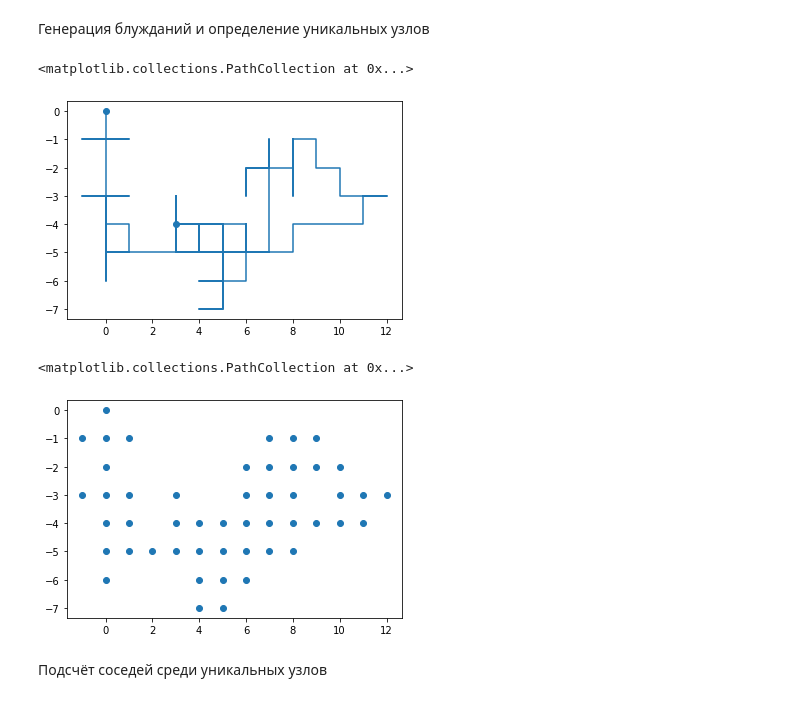
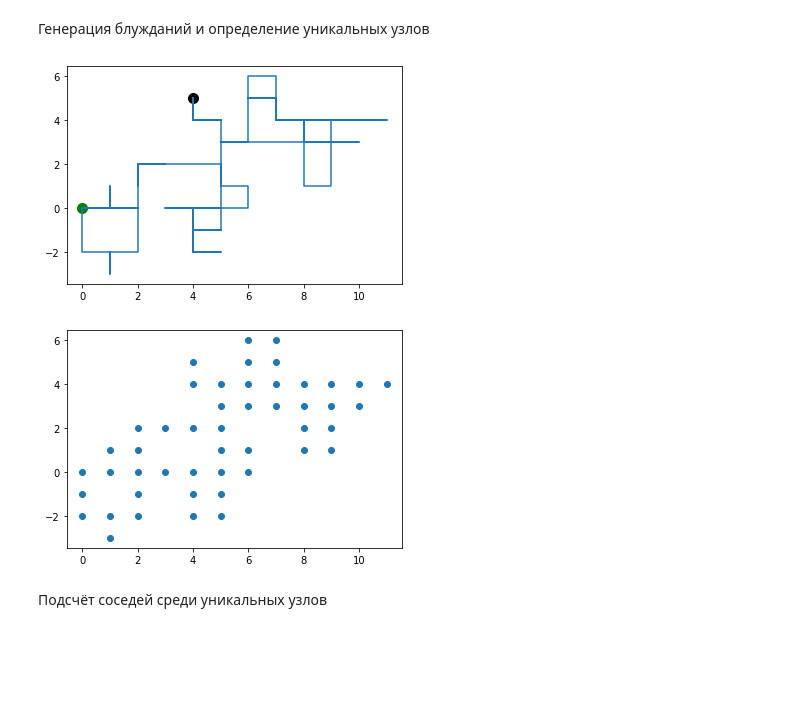
Before and after one commit to Chpel/ProjectMagnet, a Jupyter notebook: Расчёты .ipynb/Drunken_Sailor.ipynb, the cells around one changed output. Cells and saved outputs as stored; diff of their text form; code cells hidden in the pictures; blank space fills up the shorter version.

```diff
--- a/Расчёты .ipynb/Drunken_Sailor.ipynb
+++ b/Расчёты .ipynb/Drunken_Sailor.ipynb
@@ -5,6 +5,8 @@ import matplotlib.pyplot as plt
 from pathlib import Path
 from scipy.stats import linregress as linR
 from scipy.optimize import minimize
+Sim_res = Path.cwd().parent.parent / 'MagnetCode' / "Simulation Results"
+Photos_dir = Path.cwd() / 'Images'
 # %% [markdown]
 # Прототип генерации блуждания и подсчёта соседей по нему
 # %%
@@ -30,16 +32,17 @@ for i in range(1,N):
 walk_dots_new = np.unique(walk_dots, axis=0)
 N_new = len(walk_dots_new)
 # %%
-plt.plot(walk_dots[:,0], walk_dots[:,1])
-plt.scatter(walk_dots[(0,-1),0], walk_dots[(0, -1),1])
+plt.plot(walk_dots[:,0], walk_dots[:,1], alpha=1)
+plt.scatter(walk_dots[0,0], walk_dots[0,1], c='g', marker='o', s=100)
+plt.scatter(walk_dots[-1,0], walk_dots[-1,1], c='k', marker='o', alpha=1, s=100)
+plt.savefig(Photos_dir / 'Rand_Path.png')
 # %% [output]
-<matplotlib.collections.PathCollection at 0x...>
-[figure, old version]
+[figure, new version]
 # %%
 plt.scatter(walk_dots_new[:,0], walk_dots_new[:,1])
+plt.savefig(Photos_dir / 'Rand_Path_Unique.png')
 # %% [output]
-<matplotlib.collections.PathCollection at 0x...>
-[figure, old version]
+[figure, new version]
 # %% [markdown]
 Подсчёт соседей среди уникальных узлов
 # %%
```
Also changed, not shown: parts of 3 cells of this notebook, 9 other files.
